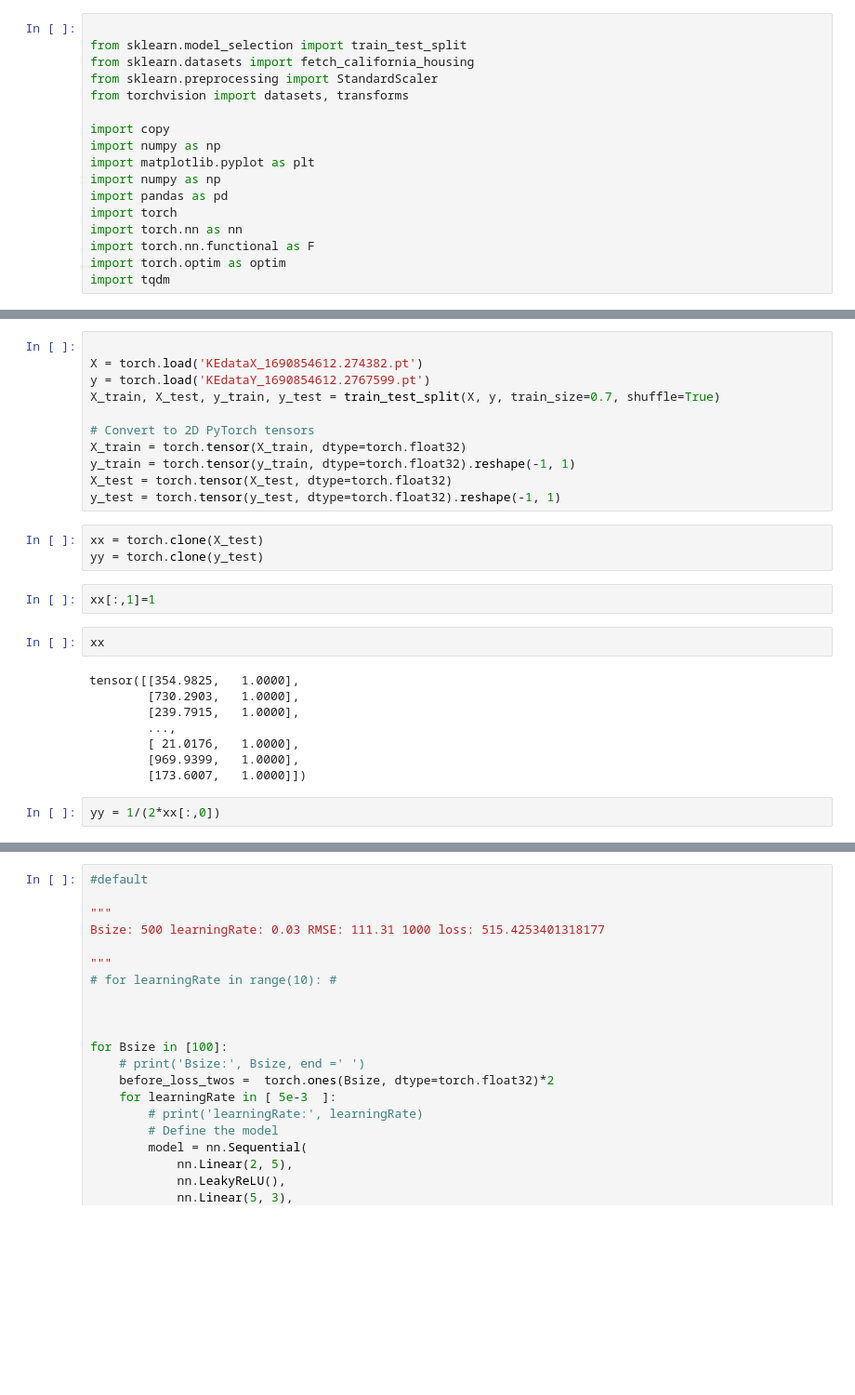
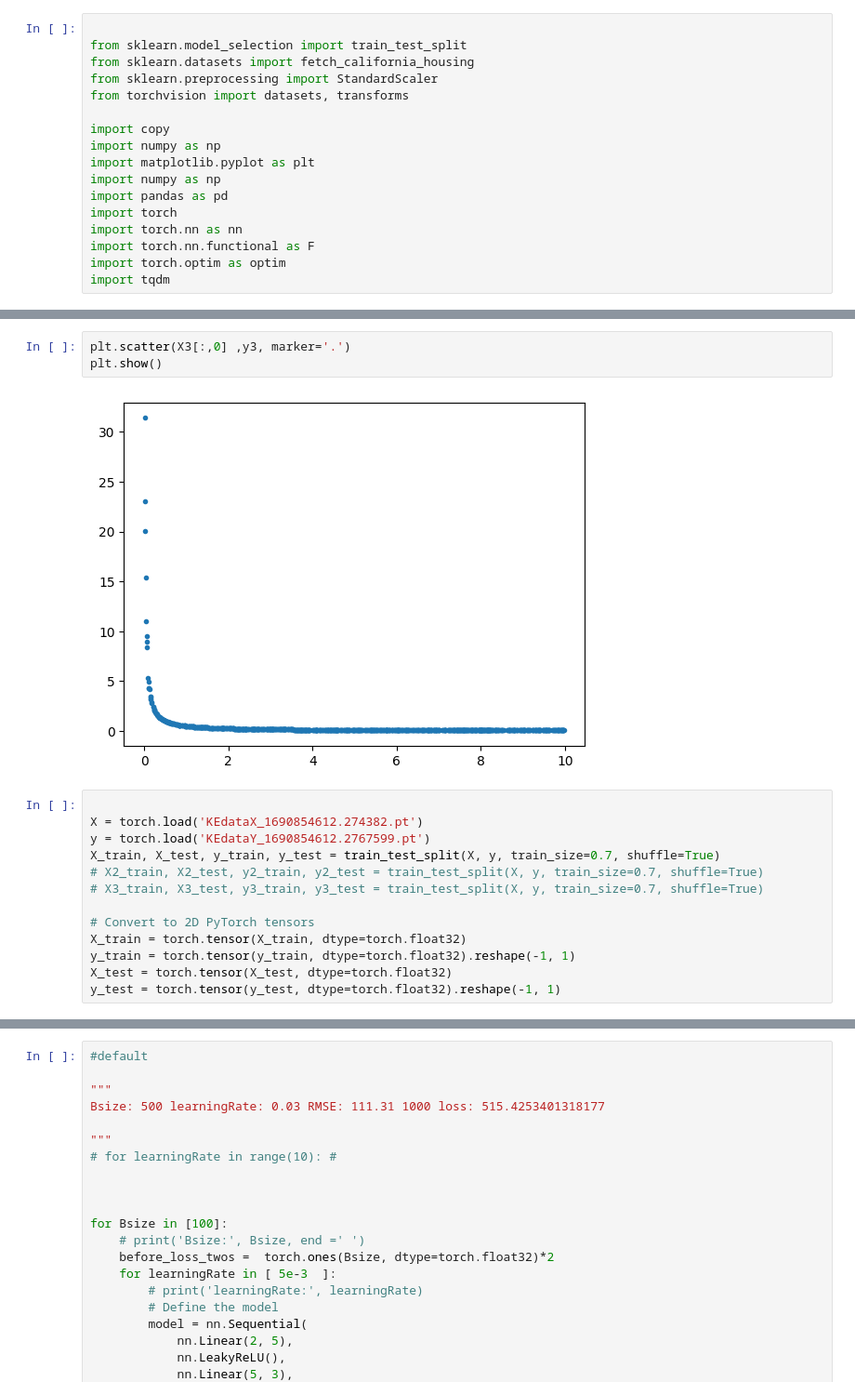
Before and after one commit to ktikok/SCMP_ML, a Jupyter notebook: predictingKineticE.ipynb, the cells around one changed output, grey strips where cells are left out. Shown at 93% size. Cells and saved outputs as stored; diff of their text form; blank space fills up the shorter version.

```diff
--- a/predictingKineticE.ipynb
+++ b/predictingKineticE.ipynb
@@ -55,28 +62,18 @@ y3 = torch.Tensor(y3)
+# %%
+plt.scatter(X3[:,0] ,y3, marker='.')
+plt.show()
+# %% [output]
+[figure, added]
 # %%
 
 X = torch.load('KEdataX_1690854612.274382.pt')
 y = torch.load('KEdataY_1690854612.2767599.pt')
 X_train, X_test, y_train, y_test = train_test_split(X, y, train_size=0.7, shuffle=True)
+# X2_train, X2_test, y2_train, y2_test = train_test_split(X, y, train_size=0.7, shuffle=True)
+# X3_train, X3_test, y3_train, y3_test = train_test_split(X, y, train_size=0.7, shuffle=True)
 
 # Convert to 2D PyTorch tensors
 X_train = torch.tensor(X_train, dtype=torch.float32)
 y_train = torch.tensor(y_train, dtype=torch.float32).reshape(-1, 1)
 X_test = torch.tensor(X_test, dtype=torch.float32)
 y_test = torch.tensor(y_test, dtype=torch.float32).reshape(-1, 1)
-# %%
-xx = torch.clone(X_test)
-yy = torch.clone(y_test)
-# %%
-xx[:,1]=1
-# %%
-xx
-# %% [output]
-tensor([[354.9825,   1.0000],
-        [730.2903,   1.0000],
-        [239.7915,   1.0000],
-        ...,
-        [ 21.0176,   1.0000],
-        [969.9399,   1.0000],
-        [173.6007,   1.0000]])
-# %%
-yy = 1/(2*xx[:,0])
```
Also changed, not shown: parts of 25 cells of this notebook, 1 other file.
